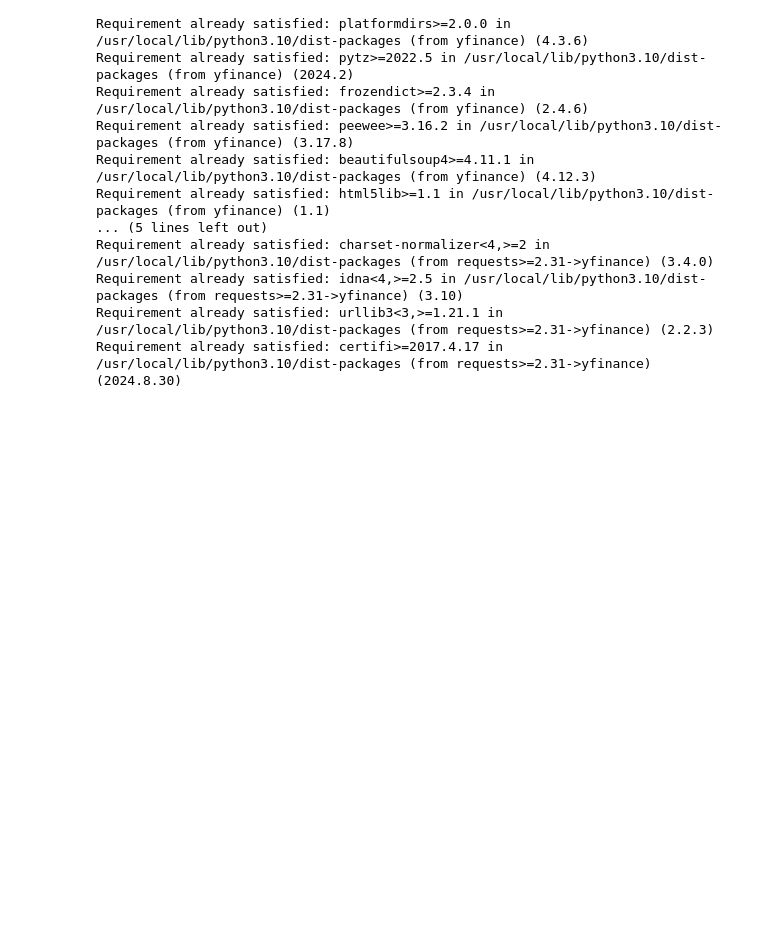
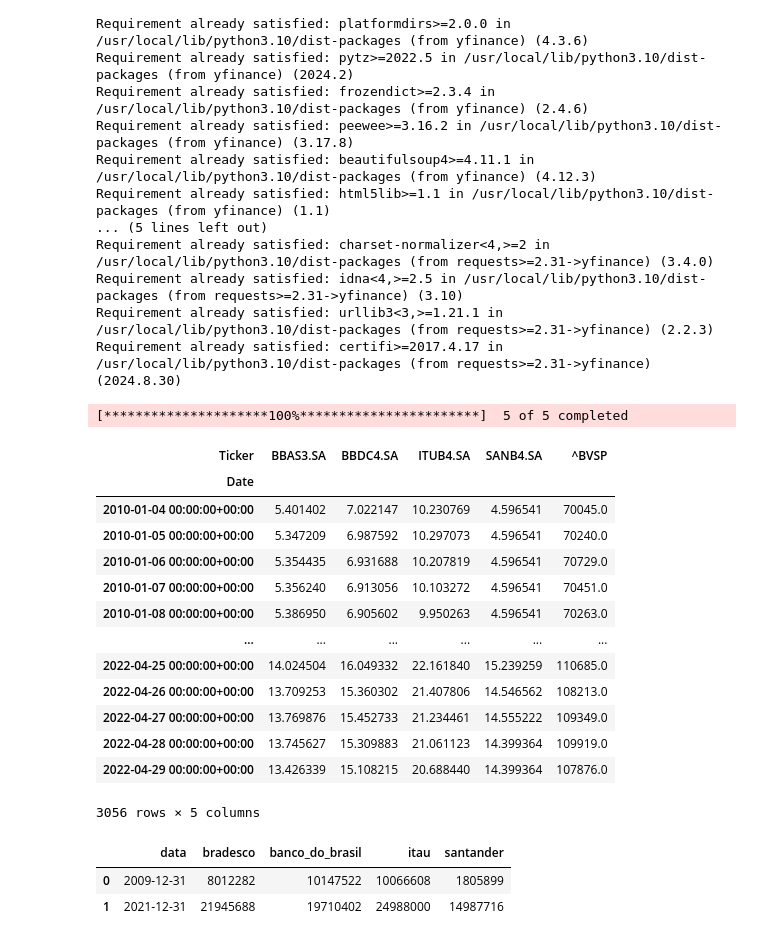
Before and after one commit to jotamath/curso_financas, a Jupyter notebook: curso_basico_python_financas.ipynb, the cells around one changed output. Saved outputs shown, nothing was run; the diff lists cells and outputs as text; code cells hidden in the pictures; blank space fills up the shorter version.

```diff
--- a/curso_basico_python_financas.ipynb
+++ b/curso_basico_python_financas.ipynb
@@ -30,4 +30,30 @@ lista_ticker = ["ITUB4.SA", 'BBAS3.SA', "SANB4.SA", "BBDC4.SA", "^BVSP"]
 # %%
 dados_bancarios = yf.download(lista_ticker, start="2010-01-01", end="2022-04-30")
 
-dados_bancarios =
+dados_bancarios = dados_bancarios["Adj Close"]
+
+dados_bancarios
+# %% [output]
+[*********************100%***********************]  5 of 5 completed
+| Ticker | BBAS3.SA | BBDC4.SA | ITUB4.SA | SANB4.SA | ^BVSP |
+| Date |  |  |  |  |  |
+| 2010-01-04 00:00:00+00:00 | 5.401402 | 7.022147 | 10.230769 | 4.596541 | 70045.0 |
+| 2010-01-05 00:00:00+00:00 | 5.347209 | 6.987592 | 10.297073 | 4.596541 | 70240.0 |
+| 2010-01-06 00:00:00+00:00 | 5.354435 | 6.931688 | 10.207819 | 4.596541 | 70729.0 |
+| 2010-01-07 00:00:00+00:00 | 5.356240 | 6.913056 | 10.103272 | 4.596541 | 70451.0 |
+| 2010-01-08 00:00:00+00:00 | 5.386950 | 6.905602 | 9.950263 | 4.596541 | 70263.0 |
+| ... | ... | ... | ... | ... | ... |
+| 2022-04-25 00:00:00+00:00 | 14.024504 | 16.049332 | 22.161840 | 15.239259 | 110685.0 |
+| 2022-04-26 00:00:00+00:00 | 13.709253 | 15.360302 | 21.407806 | 14.546562 | 108213.0 |
+| 2022-04-27 00:00:00+00:00 | 13.769876 | 15.452733 | 21.234461 | 14.555222 | 109349.0 |
+| 2022-04-28 00:00:00+00:00 | 13.745627 | 15.309883 | 21.061123 | 14.399364 | 109919.0 |
+| 2022-04-29 00:00:00+00:00 | 13.426339 | 15.108215 | 20.688440 | 14.399364 | 107876.0 |
+3056 rows × 5 columns
+# %%
+lucro_bancos = pd.read_excel("lucro_bancos_2010_2022.xlsx")
+
+lucro_bancos
+# %% [output]
+|  | data | bradesco | banco_do_brasil | itau | santander |
+| 0 | 2009-12-31 | 8012282 | 10147522 | 10066608 | 1805899 |
+| 1 | 2021-12-31 | 21945688 | 19710402 | 24988000 | 14987716 |
```
Also changed, not shown: parts of 4 cells of this notebook.
